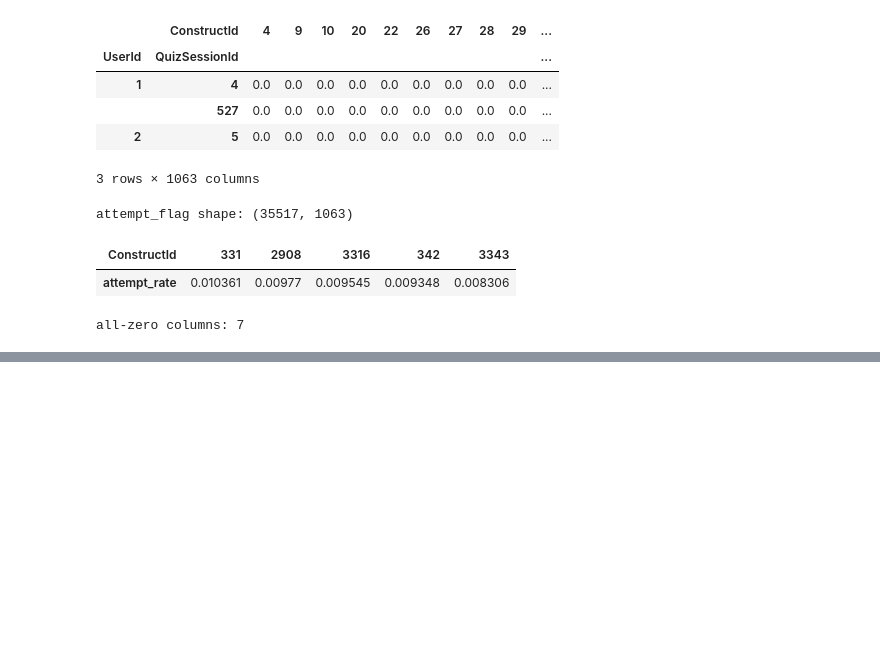
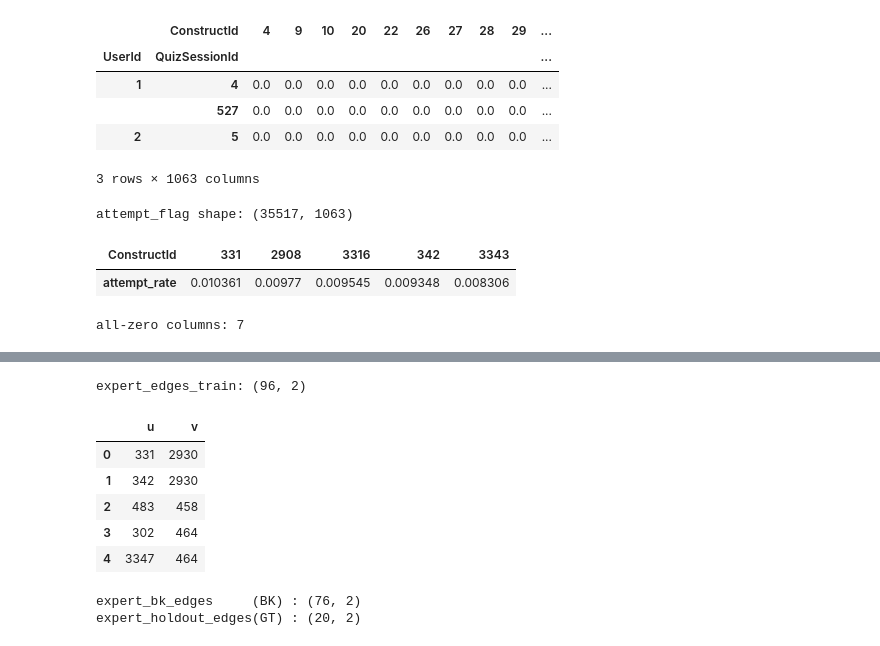
Before and after one commit to jhkimon/awesome-causal-inference-python, a Jupyter notebook: book/scm/causal_discovery.ipynb, the cells around one changed output, grey strips where cells are left out. Drawn from its saved outputs; the diff is of its cells as text; code cells hidden in the pictures; blank space fills up the shorter version.

```diff
--- a/book/scm/causal_discovery.ipynb
+++ b/book/scm/causal_discovery.ipynb
@@ -263,0 +297,32 @@ Expert nodes (all): 3279
+# %%
+# wide_z_keep 에 등장하는 노드만 사용
+expert_edges_train = expert_edges_all[
+    expert_edges_all["u"].isin(training_nodes)
+    & expert_edges_all["v"].isin(training_nodes)
+].reset_index(drop=True)
+
+print("expert_edges_train:", expert_edges_train.shape)
+display(expert_edges_train.head())
+# %% [output]
+expert_edges_train: (96, 2)
+|  | u | v |
+| 0 | 331 | 2930 |
+| 1 | 342 | 2930 |
+| 2 | 483 | 458 |
+| 3 | 302 | 464 |
+| 4 | 3347 | 464 |
+# %%
+# 80:20 split → expert_bk_edges / expert_holdout_edges
+frac_bk = 0.8
+expert_edges_shuffled = expert_edges_train.sample(frac=1.0, random_state=SEED).reset_index(drop=True)
+
+n_bk = int(len(expert_edges_shuffled) * frac_bk)
+
+expert_bk_edges     = expert_edges_shuffled.iloc[:n_bk].reset_index(drop=True)
+expert_holdout_edges = expert_edges_shuffled.iloc[n_bk:].reset_index(drop=True)
+
+print("expert_bk_edges     (BK) :", expert_bk_edges.shape)
+print("expert_holdout_edges(GT) :", expert_holdout_edges.shape)
+# %% [output]
+expert_bk_edges     (BK) : (76, 2)
+expert_holdout_edges(GT) : (20, 2)
```
Also changed, not shown: parts of 14 cells of this notebook.
